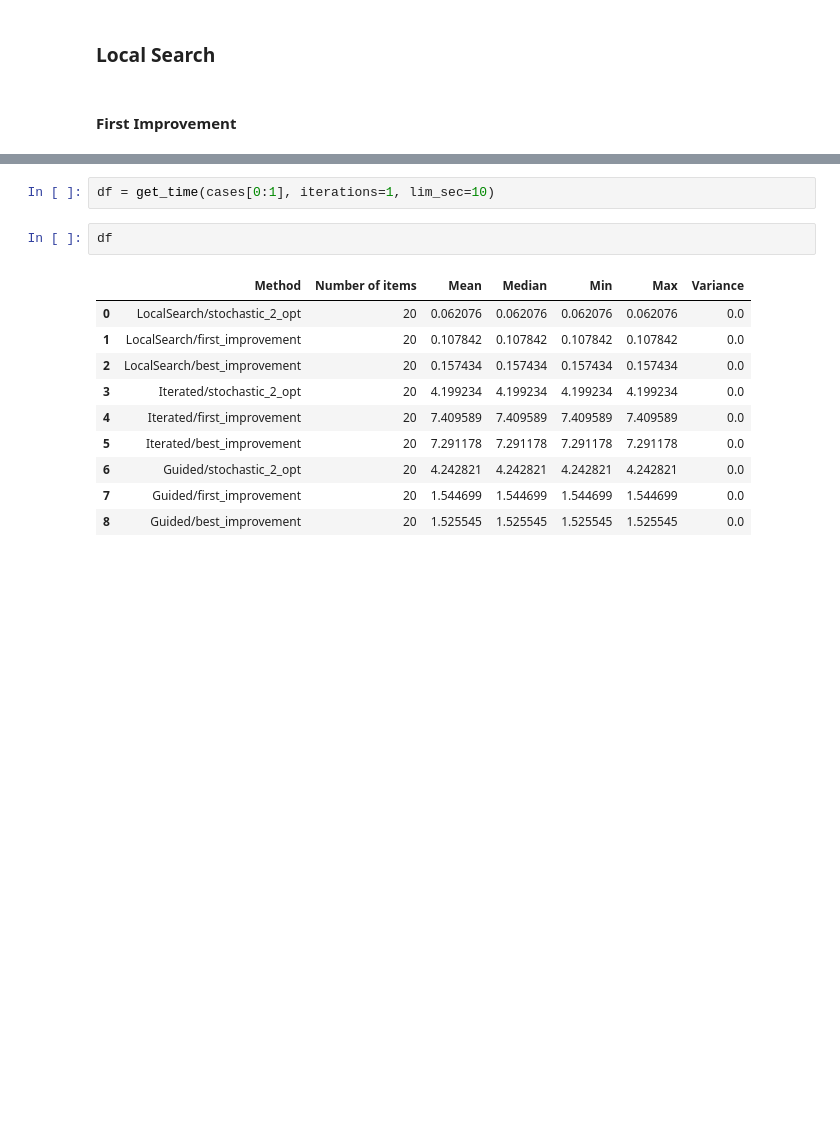
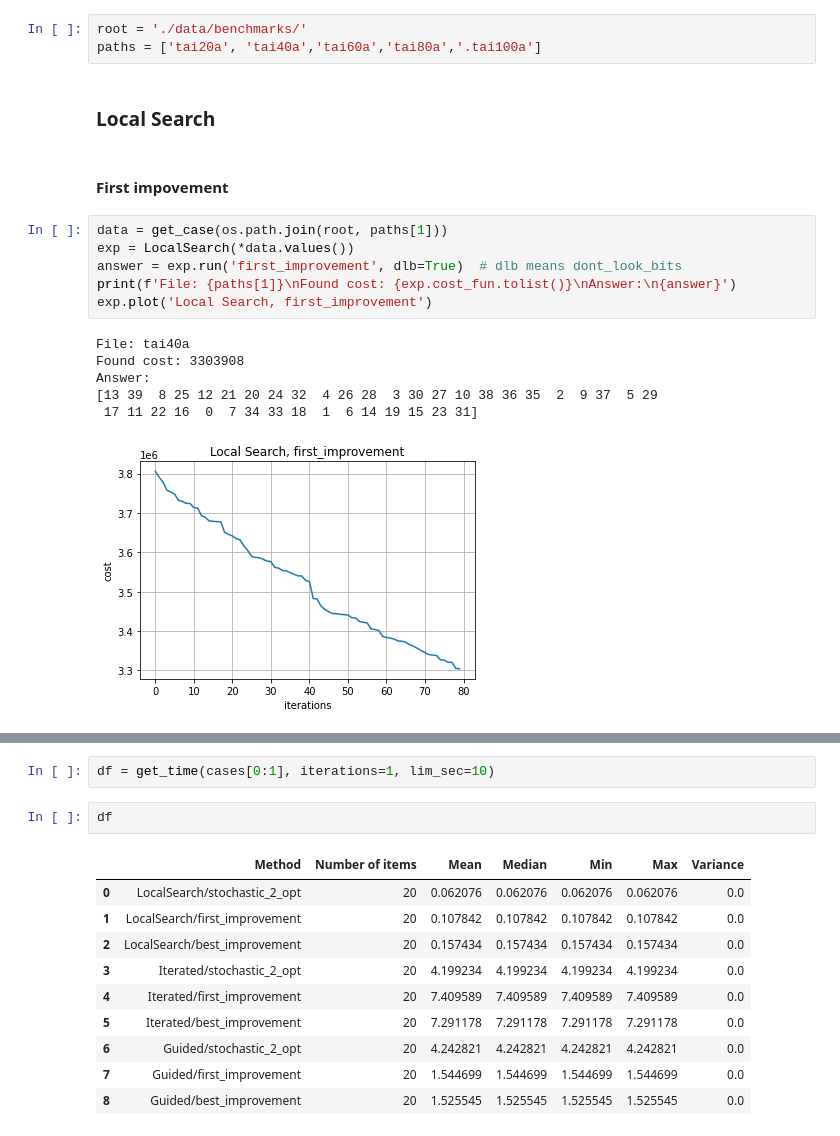
Before and after one commit to kislN/QuadraticAssignmentProblem, a Jupyter notebook: report.ipynb, the cells around one changed output, grey strips where cells are left out. Cells and saved outputs as stored; diff of their text form; blank space fills up the shorter version.

```diff
--- a/report.ipynb
+++ b/report.ipynb
@@ -27,4 +24,20 @@ tai80a  is loaded!
+# %%
+root = './data/benchmarks/'
+paths = ['tai20a', 'tai40a','tai60a','tai80a','.tai100a']
 # %% [markdown]
 ### Local Search
 # %% [markdown]
-#### First Improvement
+#### First impovement
+# %%
+data = get_case(os.path.join(root, paths[1]))
+exp = LocalSearch(*data.values())
+answer = exp.run('first_improvement', dlb=True)  # dlb means dont_look_bits
+print(f'File: {paths[1]}\nFound cost: {exp.cost_fun.tolist()}\nAnswer:\n{answer}')
+exp.plot('Local Search, first_improvement')
+# %% [output]
+File: tai40a
+Found cost: 3303908
+Answer:
+[13 39  8 25 12 21 20 24 32  4 26 28  3 30 27 10 38 36 35  2  9 37  5 29
+ 17 11 22 16  0  7 34 33 18  1  6 14 19 15 23 31]
+[figure, added]
```
Also changed, not shown: parts of 12 cells of this notebook, 4 other files.
